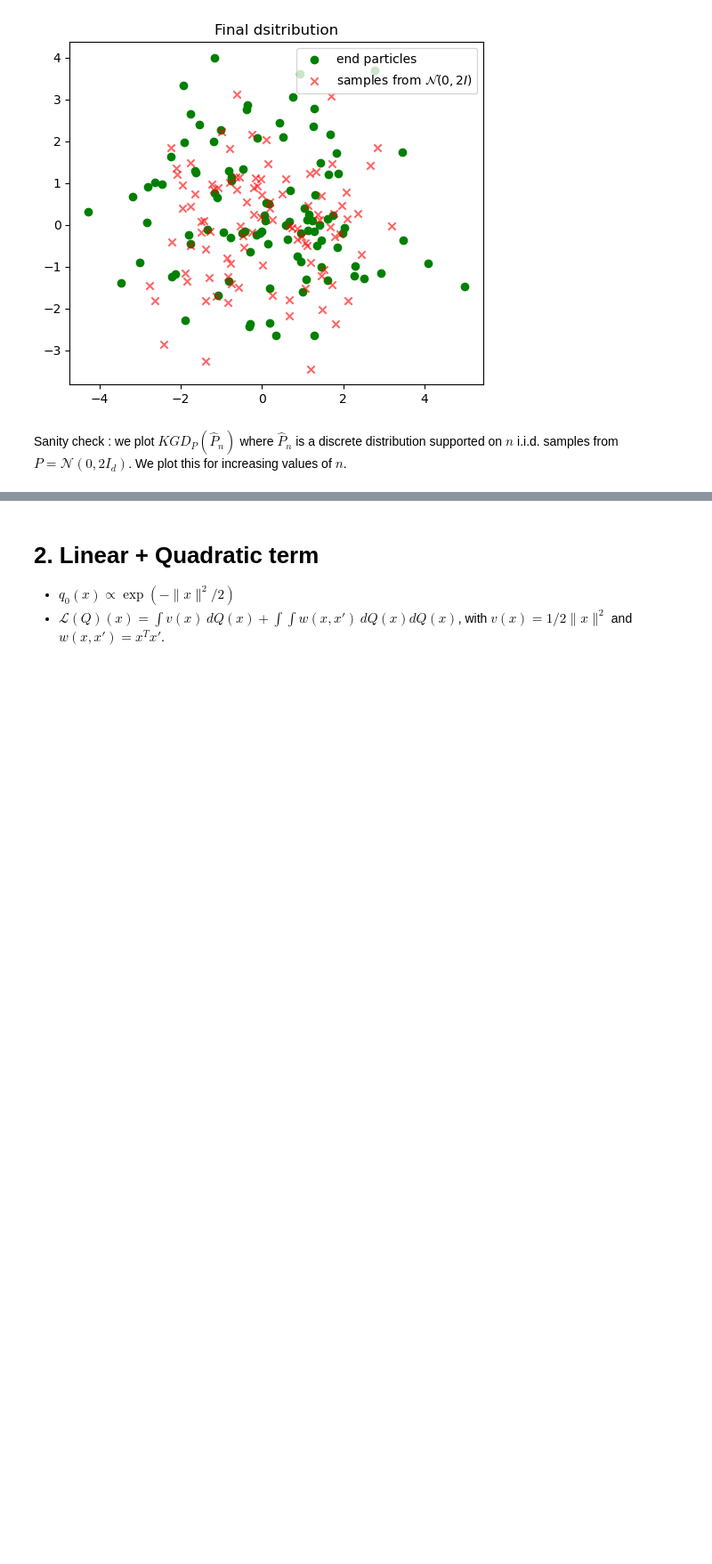
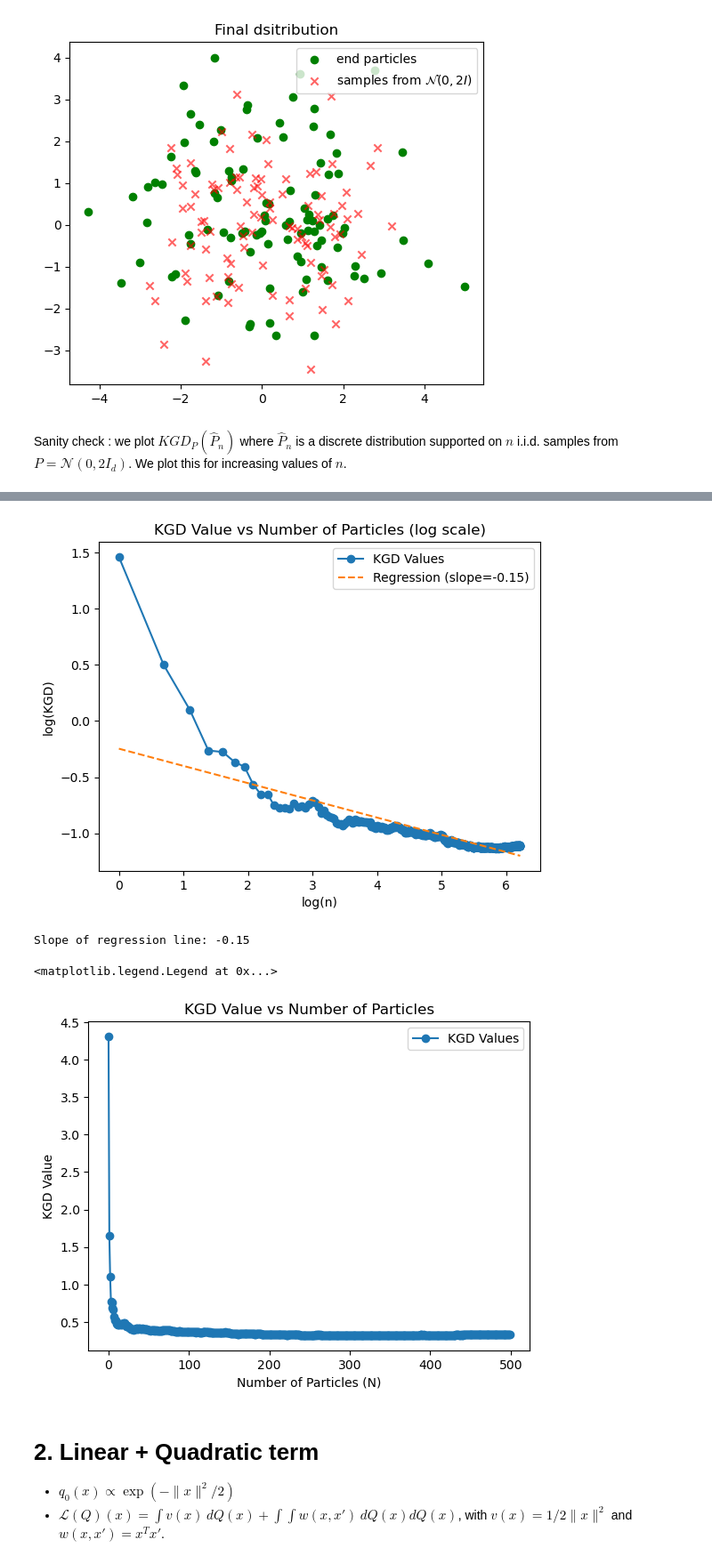
Before and after one commit to clementinechazal/KGD, a Jupyter notebook: jax_mfld.ipynb, the cells around one changed output, grey strips where cells are left out. Shown: that part at 89% size. Saved outputs shown, nothing was run; the diff lists cells and outputs as text; code cells hidden in the pictures; blank space fills up the shorter version.

```diff
--- a/jax_mfld.ipynb
+++ b/jax_mfld.ipynb
@@ -224,3 +224,44 @@ Slope of regression line: -0.13
+# %%
+N_max = 500
+KGD_N = KGD.cumeval(jnp.sqrt(2) * np.random.randn(N_max, 2))**2
+
+# Log-log transformation
+log_N = jnp.log(jnp.arange(1, N_max + 1))  # Log of particle numbers
+log_KGD_N = jnp.log(KGD_N)  # Log of KGD values
+
+# Linear regression in log-log space
+A = jnp.vstack([log_N, jnp.ones_like(log_N)]).T  # Design matrix
+coef, intercept = jnp.linalg.lstsq(A, log_KGD_N, rcond=None)[0]  # Solve Ax = b
+
+# Plotting
+plt.plot(log_N,log_KGD_N, marker='o', label='KGD Values')
+# plt.xscale('log')
+# plt.yscale('log')
+plt.xlabel('log(n)')
+plt.ylabel('log(KGD)')
+plt.title('KGD Value vs Number of Particles (log scale)')
+plt.legend()
+
+# Display regression line
+plt.plot(log_N, coef * log_N + intercept, label=f'Regression (slope={coef:.2f})', linestyle='--')
+plt.legend()
+plt.show()
+
+print(f"Slope of regression line: {coef:.2f}")
+
+
+plt.figure()
+# Plotting
+plt.plot(KGD_N, marker='o', label='KGD Values')
+plt.xlabel('Number of Particles (N)')
+plt.ylabel('KGD Value')
+plt.title('KGD Value vs Number of Particles')
+plt.legend()
+# %% [output]
+[figure, added]
+Slope of regression line: -0.15
+<matplotlib.legend.Legend at 0x...>
+[figure, added]
 # %% [markdown]
 # 2. Linear + Quadratic term
 
```
Also changed, not shown: parts of 6 cells of this notebook.
